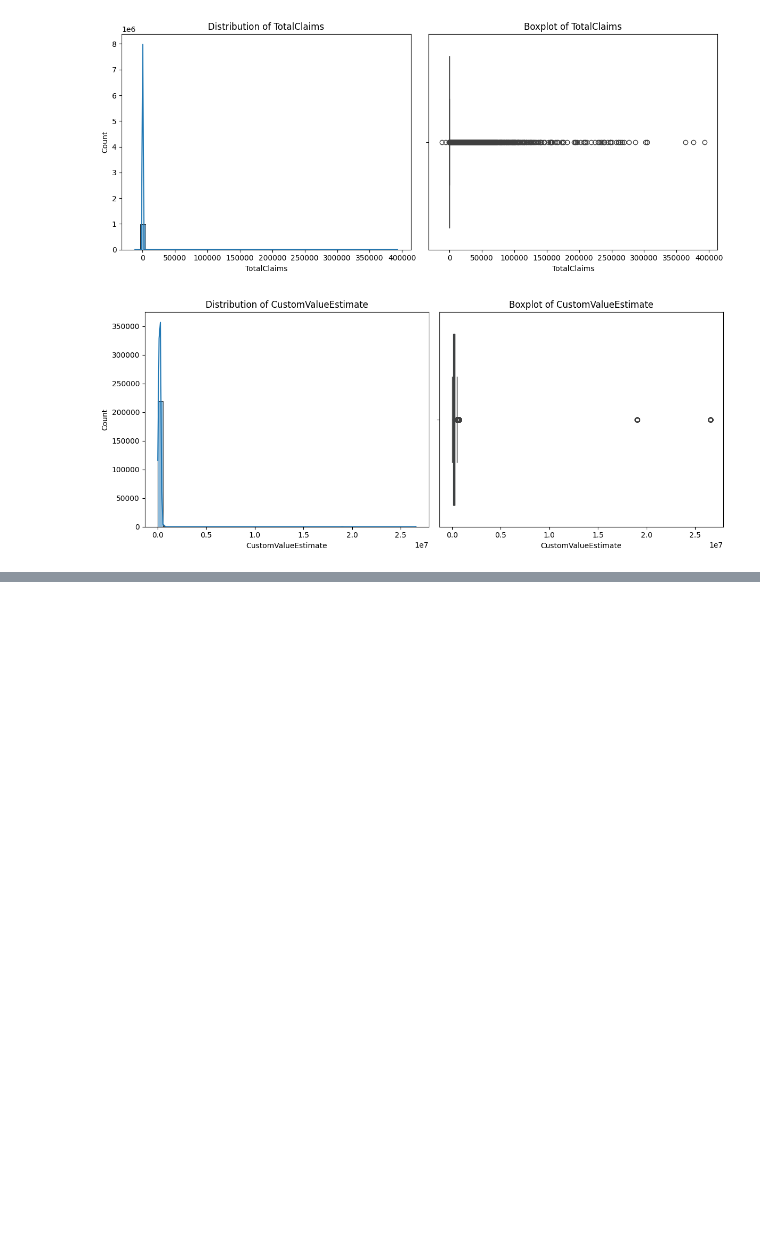
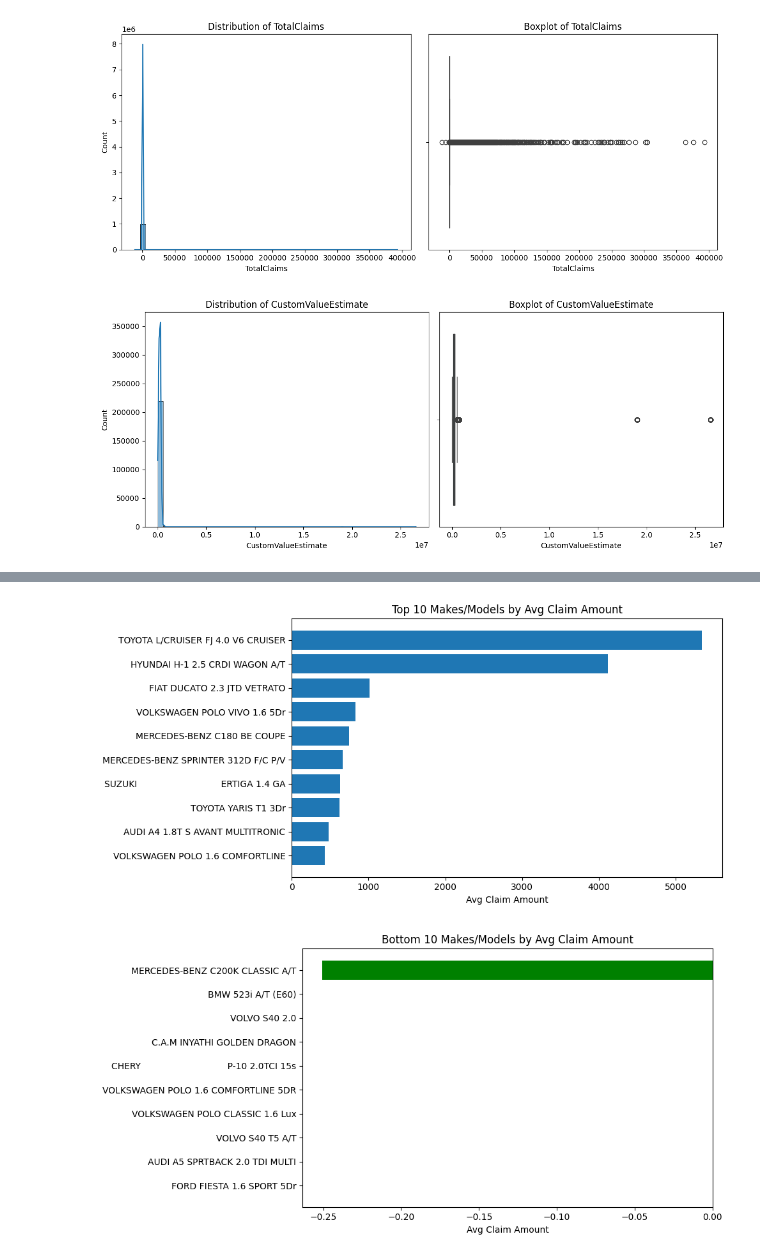
Before and after one commit to sumeyaaaa/End-to-End-Insurance-Risk-Analytics-Predictive-Modelin, a Jupyter notebook: notebooks/data_convert_load.ipynb, the cells around one changed output, grey strips where cells are left out. Saved outputs shown, nothing was run; the diff lists cells and outputs as text; code cells hidden in the pictures; blank space fills up the shorter version.

```diff
--- a/notebooks/data_convert_load.ipynb
+++ b/notebooks/data_convert_load.ipynb
@@ -159,0 +371,40 @@ for col in financial_cols:
+# %%
+# Group by Make and Model
+make_model_claims = (
+    df.groupby(['make', 'Model'])['TotalClaims']
+    .agg(['count', 'sum', 'mean'])
+    .reset_index()
+    .rename(columns={'count': 'ClaimCount', 'sum': 'TotalClaimValue', 'mean': 'AvgClaimAmount'})
+)
+# %%
+# Filter to include only make/models with at least 20 claims
+filtered_claims = make_model_claims[make_model_claims['ClaimCount'] >= 20]
+# %%
+# Top 10 highest average claim amounts
+top_claims = filtered_claims.sort_values(by='AvgClaimAmount', ascending=False).head(10)
+
+# Top 10 lowest average claim amounts
+bottom_claims = filtered_claims.sort_values(by='AvgClaimAmount', ascending=True).head(10)
+# %%
+import matplotlib.pyplot as plt
+
+# Highest average claims
+plt.figure(figsize=(10, 5))
+plt.barh(top_claims['make'] + ' ' + top_claims['Model'], top_claims['AvgClaimAmount'])
+plt.title("Top 10 Makes/Models by Avg Claim Amount")
+plt.xlabel("Avg Claim Amount")
+plt.gca().invert_yaxis()
+plt.tight_layout()
+plt.show()
+
+# Lowest average claims
+plt.figure(figsize=(10, 5))
+plt.barh(bottom_claims['make'] + ' ' + bottom_claims['Model'], bottom_claims['AvgClaimAmount'], color='green')
+plt.title("Bottom 10 Makes/Models by Avg Claim Amount")
+plt.xlabel("Avg Claim Amount")
+plt.gca().invert_yaxis()
+plt.tight_layout()
+plt.show()
+# %% [output]
+[figure, added]
+[figure, added]
```
Also changed, not shown: parts of 19 cells of this notebook, 1 other file.
